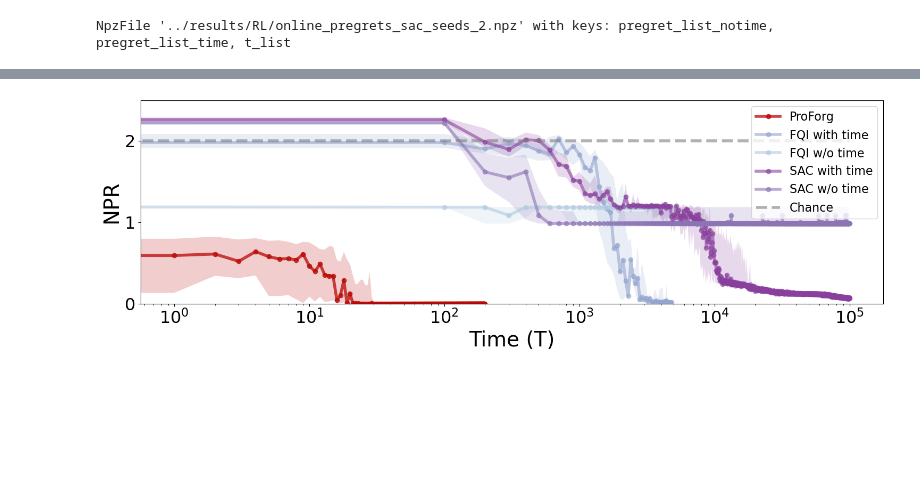
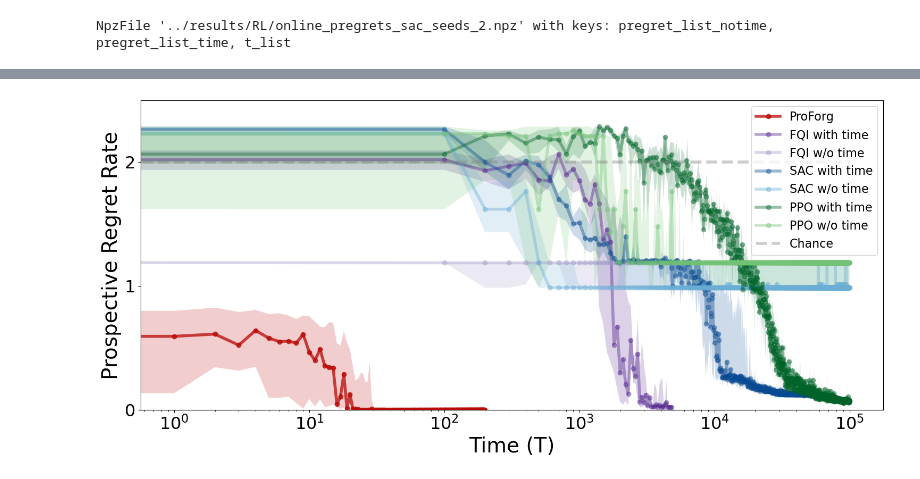
Before and after one commit to neurodata/ProspectiveLearningwithControl, a Jupyter notebook: figures/fig1_new.ipynb, the cells around one changed output, grey strips where cells are left out. Saved outputs shown, nothing was run; the diff lists cells and outputs as text; code cells hidden in the pictures; blank space fills up the shorter version.

```diff
--- a/figures/fig1_new.ipynb
+++ b/figures/fig1_new.ipynb
@@ -39,17 +39,24 @@ PREGRETS_random_DF_arr = data["pregrets_offline"]
 fn = f"../results/RL/online_pregrets_fqi.npz"
 data = np.load(fn)
 print(data)
-PREGRETS_RL_arr = data["pregret_list_time"]
-PREGRETS_random_RL_arr = data["pregret_list_notime"]
-Ts_RL = data["t_list"] - 200
+PREGRETS_RL_arr = data["pregret_list_time"][1:]
+PREGRETS_random_RL_arr = data["pregret_list_notime"][1:]
+Ts_RL = data["t_list"]-200
 # %% [output]
 NpzFile '../results/RL/online_pregrets_fqi.npz' with keys: pregret_list_notime, pregret_list_time, t_list
 # %%
 fn = f"../results/RL/online_pregrets_sac_seeds_2.npz"
 data = np.load(fn)
 print(data)
-PREGRETS_SAC_arr_2 = data["pregret_list_time"]
-PREGRETS_random_SAC_arr_2 = data["pregret_list_notime"]
+PREGRETS_SAC_arr_2 = data["pregret_list_time"][1:]
+PREGRETS_random_SAC_arr_2 = data["pregret_list_notime"][1:]
 Ts_SAC_2 = data["t_list"]-200
 # %% [output]
 NpzFile '../results/RL/online_pregrets_sac_seeds_2.npz' with keys: pregret_list_notime, pregret_list_time, t_list
+# %%
+fn = f"../results/RL/online_pregrets_ppo.npz"
+data = np.load(fn)
+print(data)
+PREGRETS_PPO_arr = data["pregret_list_time"][1:]
+PREGRETS_random_PPO_arr = data["pregret_list_notime"][1:]
+Ts_PPO = data["t_list"] - 200
@@ -56,16 +85,20 @@ NpzFile '../results/RL/online_pregrets_sac_seeds_2.npz' with keys: pregret_list_
 # %%
-plt.figure(figsize=(15,5))
+plt.figure(figsize=(15,7))
 
 linewidth = 4
 fontsize = 28
 pvafm_df_offline, pafm_df, _,pvafm_df_online = get_close_colors("OrRd", start = 0.25, delta = 0.2 , n = 4)
-rl_fqi_notime,rl_fqi_time,sac_fqi_notime,sac_fqi_time = get_close_colors("BuPu", start=0.3, delta=0.15,n = 4)
+rl_fqi_notime,rl_fqi_time = get_close_colors("Purples", start=0.5, delta=0.4,n = 2)
+sac_fqi_notime,sac_fqi_time = get_close_colors("Blues", start=0.5, delta=0.4,n = 2)
+ppo_fqi_notime,ppo_fqi_time = get_close_colors("Greens", start=0.5, delta=0.4,n = 2)
 
 colors = {"PAFM_RF_online": pvafm_df_online,
           "RL_FQI_notime":rl_fqi_notime,
           "RL_FQI_time":rl_fqi_time,
           "RL_SAC_notime":sac_fqi_notime,
           "RL_SAC_time":sac_fqi_time,
+          "RL_PPO_notime":ppo_fqi_notime,
+          "RL_PPO_time":ppo_fqi_time,
           }
 
 Ts_online = np.arange(200,400,1) - 200
@@ -79,46 +112,59 @@ plt.fill_between(Ts_online, q25[:200], q75[:200], color=colors["PAFM_RF_online"]
 median = np.median(PREGRETS_RL_arr, axis=0)
 q25  = np.nanpercentile(PREGRETS_RL_arr, 25, axis=0)
 q75  = np.nanpercentile(PREGRETS_RL_arr, 75, axis=0)
-plt.plot(Ts_RL[1:], median[1:],color=colors["RL_FQI_time"], lw = linewidth,marker='o',alpha = 0.6,label = 'FQI with time')
+plt.plot(Ts_RL[1:], median[1:],color=colors["RL_FQI_time"], lw = linewidth,marker='o',alpha = 0.4,label = 'FQI with time')
 plt.fill_between(Ts_RL[1:], q25[1:], q75[1:], color=colors["RL_FQI_time"], alpha=0.20, edgecolor="none")
 
 median = np.median(PREGRETS_random_RL_arr, axis=0)
 q25  = np.nanpercentile(PREGRETS_random_RL_arr, 25, axis=0)
 q75  = np.nanpercentile(PREGRETS_random_RL_arr, 75, axis=0)
-plt.plot(Ts_RL[1:], median[1:],color=colors["RL_FQI_notime"], lw = linewidth,marker='o',alpha = 0.6,label = 'FQI w/o time')
+plt.plot(Ts_RL[1:], median[1:],color=colors["RL_FQI_notime"], lw = linewidth,marker='o',alpha = 0.4,label = 'FQI w/o time')
 plt.fill_between(Ts_RL[1:], q25[1:], q75[1:], color=colors["RL_FQI_notime"], alpha=0.20, edgecolor="none")
 
 
 
 median = np.median(PREGRETS_SAC_arr_2, axis=0)
 q25  = np.nanpercentile(PREGRETS_SAC_arr_2, 25, axis=0)
 q75  = np.nanpercentile(PREGRETS_SAC_arr_2, 75, axis=0)
-plt.plot(Ts_SAC_2[1:], median[1:],color=colors["RL_SAC_time"], lw = linewidth,marker='o',alpha = 0.6,label = 'SAC with time')
+plt.plot(Ts_SAC_2[1:], median[1:],color=colors["RL_SAC_time"], lw = linewidth,marker='o',alpha = 0.4,label = 'SAC with time')
 plt.fill_between(Ts_SAC_2[1:], q25[1:], q75[1:], color=colors["RL_SAC_time"], alpha=0.20, edgecolor="none")
 
 median = np.median(PREGRETS_random_SAC_arr_2, axis=0)
 q25  = np.nanpercentile(PREGRETS_random_SAC_arr_2, 25, axis=0)
 q75  = np.nanpercentile(PREGRETS_random_SAC_arr_2, 75, axis=0)
-plt.plot(Ts_SAC_2[1:], median[1:],color=colors["RL_SAC_notime"], lw = linewidth,marker='o',alpha = 0.6,label = 'SAC w/o time')
+plt.plot(Ts_SAC_2[1:], median[1:],color=colors["RL_SAC_notime"], lw = linewidth,marker='o',alpha = 0.4,label = 'SAC w/o time')
 plt.fill_between(Ts_SAC_2[1:], q25[1:], q75[1:], color=colors["RL_SAC_notime"], alpha=0.20, edgecolor="none")
 
-plt.plot(Ts_SAC_2[1:], 2*np.ones(len(Ts_SAC_2[1:])),color='grey', lw = linewidth,ls='--',alpha = 0.6,label = 'Chance')
+
+median = np.median(PREGRETS_PPO_arr, axis=0)
+q25  = np.nanpercentile(PREGRETS_PPO_arr, 25, axis=0)
+q75  = np.nanpercentile(PREGRETS_PPO_arr, 75, axis=0)
+plt.plot(Ts_PPO[1:], median[1:],color=colors["RL_PPO_time"], lw = linewidth,marker='o',alpha = 0.4,label = 'PPO with time')
+plt.fill_between(Ts_PPO[1:], q25[1:], q75[1:], color=colors["RL_PPO_time"], alpha=0.20, edgecolor="none")
+
+median = np.median(PREGRETS_random_PPO_arr, axis=0)
+q25  = np.nanpercentile(PREGRETS_random_PPO_arr, 25, axis=0)
+q75  = np.nanpercentile(PREGRETS_random_PPO_arr, 75, axis=0)
+plt.plot(Ts_PPO[1:], median[1:],color=colors["RL_PPO_notime"], lw = linewidth,marker='o',alpha = 0.4,label = 'PPO w/o time')
+plt.fill_between(Ts_PPO[1:], q25[1:], q75[1:], color=colors["RL_PPO_notime"], alpha=0.20, edgecolor="none")
+
+plt.plot(Ts_SAC_2[1:], 2*np.ones(len(Ts_SAC_2[1:])),color='grey', lw = linewidth,ls='--',alpha = 0.4,label = 'Chance')
 
 
 
 xticks = [i for i in np.arange(20,1000,50)]+[i for i in np.arange(10000,5000,1000)]+[i for i in np.arange(200,100000,100)]
 xticklabels = [str(v) if v in ['0',20,200,2000,20000,20000] else ""   # hide every 2nd label
                for i, v in enumerate(xticks)]
 
 plt.xticks(xticks, labels=xticklabels,fontsize = fontsize-5)
 plt.xscale('log')
 plt.ylim([0,2.5])
 plt.yticks([0,1,2],fontsize = fontsize-5)
 plt.xlabel("Time (T)",fontsize = fontsize)
-plt.ylabel("NPR", fontsize = fontsize)
+plt.ylabel("Prospective Regret Rate", fontsize = fontsize)
 # plt.title('Proforg vs FQI',fontsize = fontsize)
 plt.legend(loc = 'upper right',bbox_to_anchor=(1, 1),fontsize = fontsize-12)
 plt.savefig('ProForg_FQI.png')
 plt.tight_layout()
 # %% [output]
-[figure, old version]
+[figure, new version]
```
Also changed, not shown: parts of 2 cells of this notebook, 10 other files.
